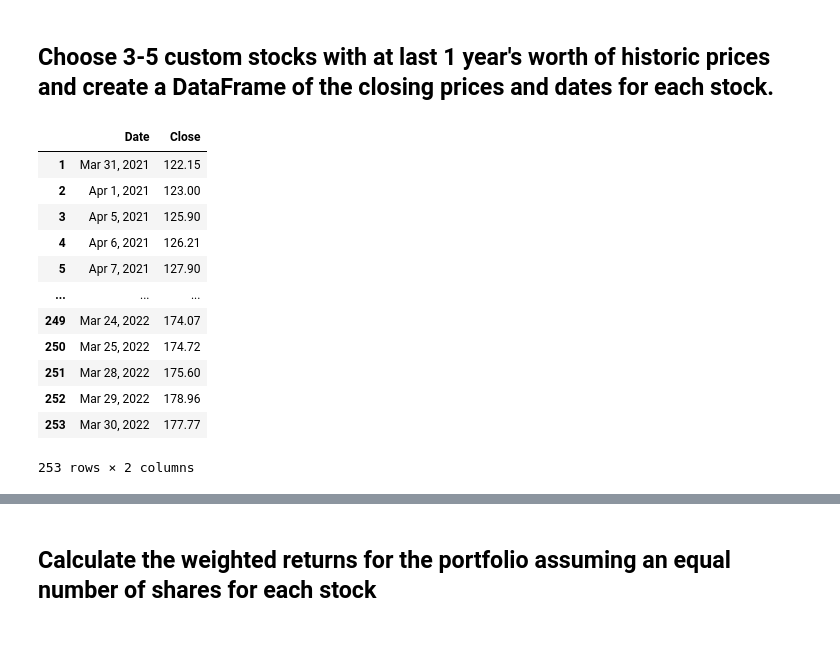
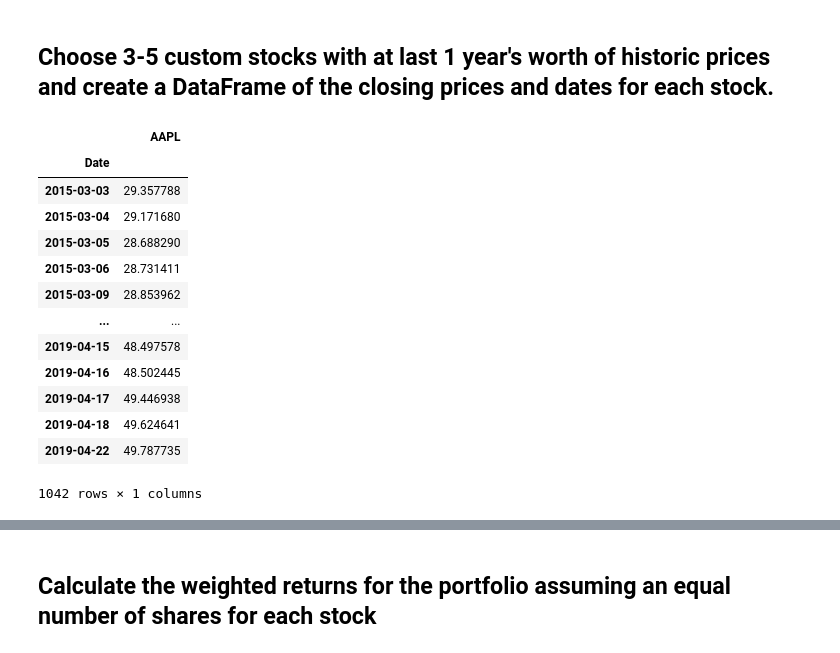
Before and after one commit to gokhanunal34/pandasSkillsApplications, a Jupyter notebook: whale_analysis.ipynb, the cells around one changed output, grey strips where cells are left out. Saved outputs shown, nothing was run; the diff lists cells and outputs as text; code cells hidden in the pictures.

```diff
--- a/whale_analysis.ipynb
+++ b/whale_analysis.ipynb
@@ -433,51 +436,66 @@ In this section, you will build your own portfolio of stocks, calculate the retu
 ## Choose 3-5 custom stocks with at last 1 year's worth of historic prices and create a DataFrame of the closing prices and dates for each stock.
 # %%
 # Reading data from 1st stock
-apple_stock_csv = Path("../Starter_Code/Resources/Google_apple_stock_data.csv")
+#apple_stock_csv = Path("../Starter_Code/Resources/Google_apple_stock_data.csv")
 
-apple_stock_data_df = pd.read_csv(apple_stock_csv, parse_dates=True, infer_datetime_format=True, skiprows=[i for i in range(1,26)]) #skip the header until there are actual values with skiprows.
+#apple_stock_data_df = pd.read_csv(apple_stock_csv, parse_dates=True, infer_datetime_format=True, skiprows=[i for i in range(1,26)]) #skip the header until there are actual values with skiprows.
+
+#apple_stock_data_df
+
+apple_stock = yf.Ticker("AAPL") #I commented out creating path and reading the csv parts because bcs support recommended I use yfinance function
+
+# get stock info
+apple_stock.info
+
+# get historical market data
+apple_stock_data_df = apple_stock.history(start="2015-03-03", end="2019-04-23")
+
+apple_stock_data_df = apple_stock_data_df.drop(columns={"Dividends","Stock Splits","Open", "High", "Low","Volume"})
+
+apple_stock_data_df = apple_stock_data_df.rename(columns={'Close':'AAPL'})
 
 apple_stock_data_df
 
 #drop unnamed column
-apple_stock_data_df=apple_stock_data_df.drop(columns=['Unnamed: 0'])
+#apple_stock_data_df=apple_stock_data_df.drop(columns=['Unnamed: 0'])
 
 #get rid of the first row
-apple_stock_data_df_cleaned = apple_stock_data_df.loc[1:]
+#apple_stock_data_df_cleaned = apple_stock_data_df.loc[1:]
 
 #rename each column
-apple_stock_data_df_cleaned= apple_stock_data_df_cleaned.rename(columns={
-    "Instructions\nEnter stock symbol in cell B4":"Date",
-    "Unnamed: 2":"Open", "Unnamed: 3":"High", "Unnamed: 4":"Low",
-    "Unnamed: 5":"Close", "POWERED BY": "Volume"
+#apple_stock_data_df_cleaned= apple_stock_data_df_cleaned.rename(columns={
+    #"Instructions\nEnter stock symbol in cell B4":"Date",
+    #"Unnamed: 2":"Open", "Unnamed: 3":"High", "Unnamed: 4":"Low",
+    #"Unnamed: 5":"Close", "POWERED BY": "Volume"
 
-})
+#})
 
 #create date and close dataframes and grab the corresponding values. Then combine these two dfs into a new df
-apple_returns_date = apple_stock_data_df_cleaned.loc[:, 'Date']
+#apple_returns_date = apple_stock_data_df_cleaned.loc[:, 'Date']
 
 #apple_returns_date
 
-apple_returns_close = apple_stock_data_df_cleaned.loc[:, 'Close']
+#apple_returns_close = apple_stock_data_df_cleaned.loc[:, 'Close']
 
 #apple_returns_close
 
-apple_returns_df = pd.concat([apple_returns_date, apple_returns_close], axis=1, join="outer")
+#apple_returns_df = pd.concat([apple_returns_date, apple_returns_close], axis=1, join="outer")
 
-apple_returns_df
+#apple_returns_df
 # %% [output]
-|  | Date | Close |
-| 1 | Mar 31, 2021 | 122.15 |
-| 2 | Apr 1, 2021 | 123.00 |
-| 3 | Apr 5, 2021 | 125.90 |
-| 4 | Apr 6, 2021 | 126.21 |
-| 5 | Apr 7, 2021 | 127.90 |
-| ... | ... | ... |
-| 249 | Mar 24, 2022 | 174.07 |
-| 250 | Mar 25, 2022 | 174.72 |
-| 251 | Mar 28, 2022 | 175.60 |
-| 252 | Mar 29, 2022 | 178.96 |
-| 253 | Mar 30, 2022 | 177.77 |
+|  | AAPL |
+| Date |  |
+| 2015-03-03 | 29.357788 |
+| 2015-03-04 | 29.171680 |
+| 2015-03-05 | 28.688290 |
+| 2015-03-06 | 28.731411 |
+| 2015-03-09 | 28.853962 |
+| ... | ... |
+| 2019-04-15 | 48.497578 |
+| 2019-04-16 | 48.502445 |
+| 2019-04-17 | 49.446938 |
+| 2019-04-18 | 49.624641 |
+| 2019-04-22 | 49.787735 |
-253 rows × 2 columns
+1042 rows × 1 columns
 # %%
 # Reading data from 2nd stock
```
Also changed, not shown: parts of 16 cells of this notebook.
